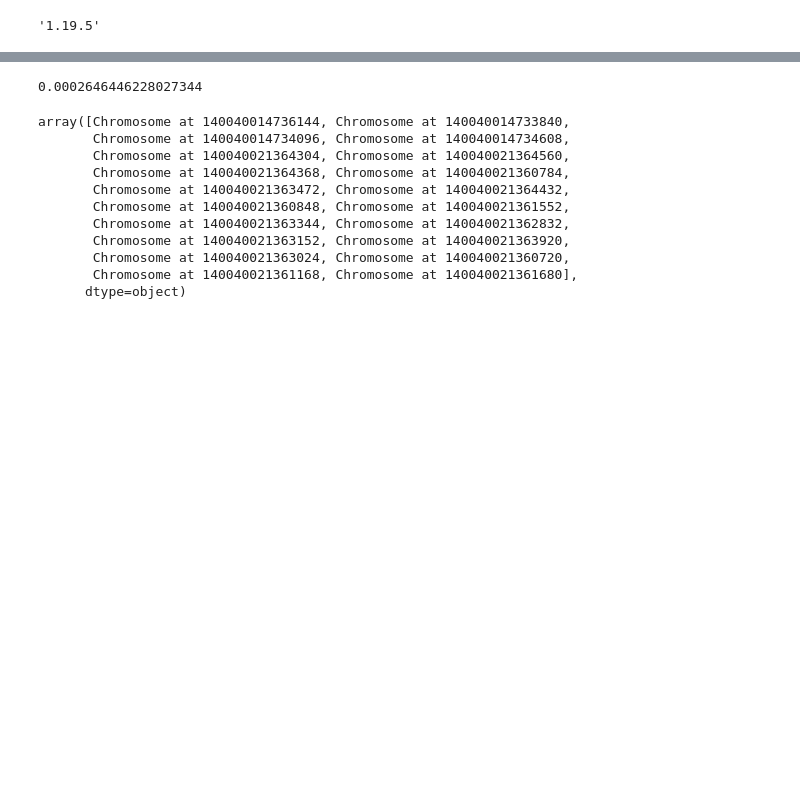
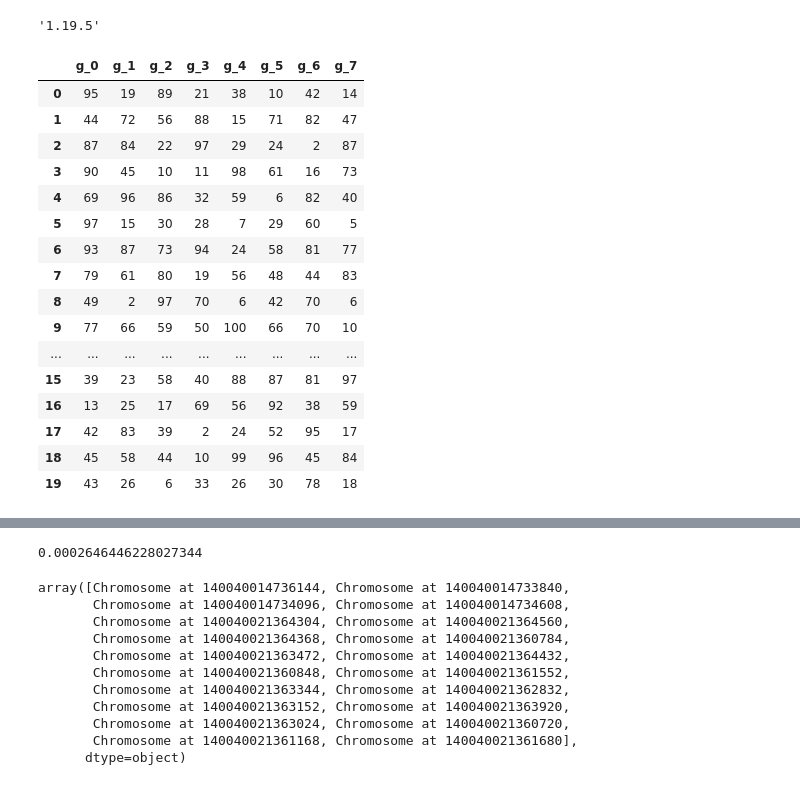
Before and after one commit to franeum/galgos, a Jupyter notebook: classes.ipynb, the cells around one changed output, grey strips where cells are left out. Cells and saved outputs as stored; diff of their text form; code cells hidden in the pictures; blank space fills up the shorter version.

```diff
--- a/classes.ipynb
+++ b/classes.ipynb
@@ -76,3 +76,41 @@ class Population:
 
     def sort(self):
         np.sort(self.pop, order=Chromosome.fit_value)
+# %%
+class Population:
+    def __init__(self, size=20, n_items=8):
+        self._size = size
+        self._n_items = n_items
+        self._pop = pd.DataFrame(0, index=np.arange(size), columns=[f"g_{x}" for x in range(n_items)])
+        self._best_selected = int(size * 0.1)
+        self._mutations = int(size * 0.1)
+
+    @property
+    def pop(self):
+        return self._pop
+
+    def populate(self, func):
+        self._gene_func = func
+        self._pop = self._pop.applymap(func)
+
+    @property
+    def fitness(self):
+        return self._fitness_func
+
+    @fitness.setter
+    def fitness(self, func):
+        self._fitness_func = func
+
+    def fit(self):
+        self.pop['fitvalue'] = self.pop.apply(self.fitness, axis=1)
+        self.pop.sort_values(by='fitvalue', ascending=False, inplace=True)
+        self.max_fitness = self.pop['fitvalue'].max()
+        self.min_fitness = self.pop['fitvalue'].min()
+
+    def apply_mutate(self):
+        df_to_mutate = self.pop.sample(self._mutations)
+        df_to_mutate.apply(mutate, axis=1)
+
+def mutate(x):
+    size = x.values
+    index = np.random.randint(size)
@@ -78,0 +131,20 @@ class Population:
+# %%
+a.pop
+# %% [output]
+|  | g_0 | g_1 | g_2 | g_3 | g_4 | g_5 | g_6 | g_7 |
+| 0 | 95 | 19 | 89 | 21 | 38 | 10 | 42 | 14 |
+| 1 | 44 | 72 | 56 | 88 | 15 | 71 | 82 | 47 |
+| 2 | 87 | 84 | 22 | 97 | 29 | 24 | 2 | 87 |
+| 3 | 90 | 45 | 10 | 11 | 98 | 61 | 16 | 73 |
+| 4 | 69 | 96 | 86 | 32 | 59 | 6 | 82 | 40 |
+| 5 | 97 | 15 | 30 | 28 | 7 | 29 | 60 | 5 |
+| 6 | 93 | 87 | 73 | 94 | 24 | 58 | 81 | 77 |
+| 7 | 79 | 61 | 80 | 19 | 56 | 48 | 44 | 83 |
+| 8 | 49 | 2 | 97 | 70 | 6 | 42 | 70 | 6 |
+| 9 | 77 | 66 | 59 | 50 | 100 | 66 | 70 | 10 |
+| ... | ... | ... | ... | ... | ... | ... | ... | ... |
+| 15 | 39 | 23 | 58 | 40 | 88 | 87 | 81 | 97 |
+| 16 | 13 | 25 | 17 | 69 | 56 | 92 | 38 | 59 |
+| 17 | 42 | 83 | 39 | 2 | 24 | 52 | 95 | 17 |
+| 18 | 45 | 58 | 44 | 10 | 99 | 96 | 45 | 84 |
+| 19 | 43 | 26 | 6 | 33 | 26 | 30 | 78 | 18 |
```
Also changed, not shown: parts of 7 cells of this notebook.
